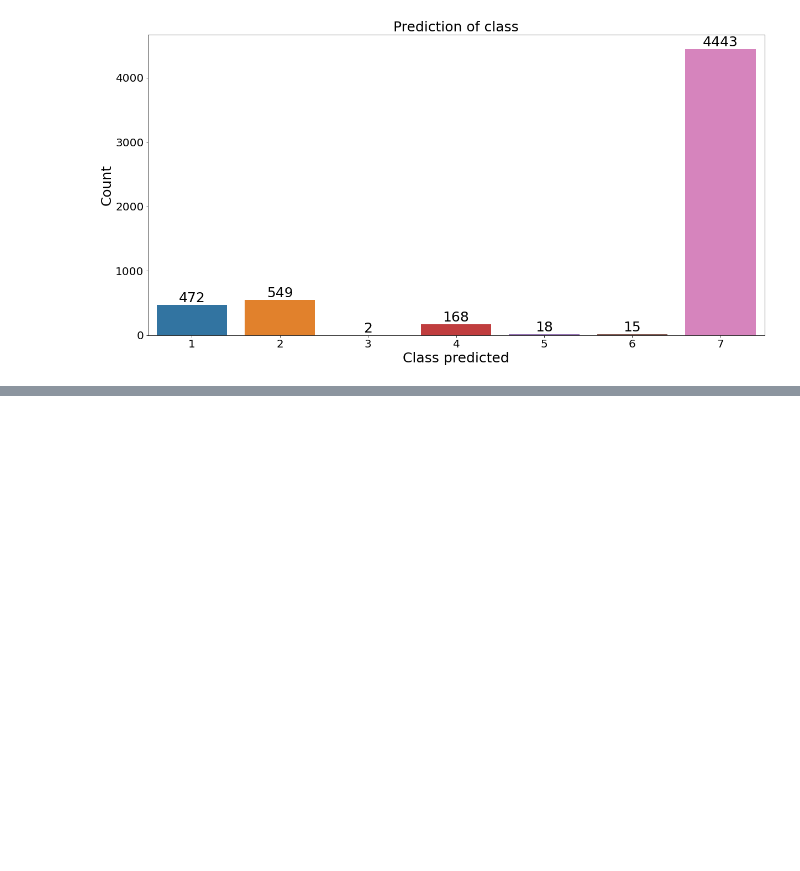
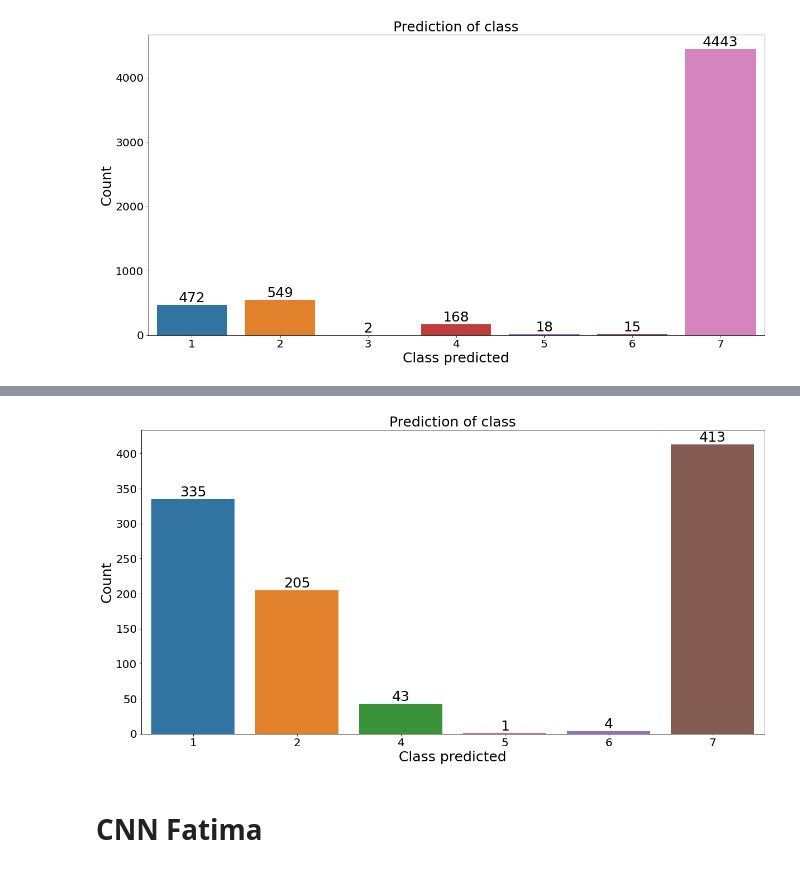
Before and after one commit to Chabname/RAPMC, a Jupyter notebook: notebook/Submission_kaggle.ipynb, the cells around one changed output, grey strips where cells are left out. Drawn from its saved outputs; the diff is of its cells as text; code cells hidden in the pictures; blank space fills up the shorter version.

Commit message:
fonction for kaggle

```diff
--- a/notebook/Submission_kaggle.ipynb
+++ b/notebook/Submission_kaggle.ipynb
@@ -371,0 +410,2 @@ plt.show()
+# %%
+model = tf.keras.models.load_model("../scripts/BERT_model/SCIBERT.h5")
@@ -371,0 +416,4 @@ plt.show()
+# %%
+features_kaggle = features_kaggle.values.reshape(features_kaggle.shape[0],features_kaggle.shape[1],1)
+# %%
+pred_scibert = predit_class(model,features_kaggle)
@@ -371,0 +440,9 @@ plt.show()
+# %%
+one_class =  []
+for one_hot in pred_scibert:
+    class_pred = np.argmax(one_hot)
+    one_class.append(class_pred+1)
+# %%
+plot_pred(one_class)
+# %% [output]
+[figure, added]
@@ -371,0 +451,2 @@ plt.show()
+# %% [markdown]
+# CNN Fatima
```
Also changed, not shown: parts of 22 cells of this notebook.
